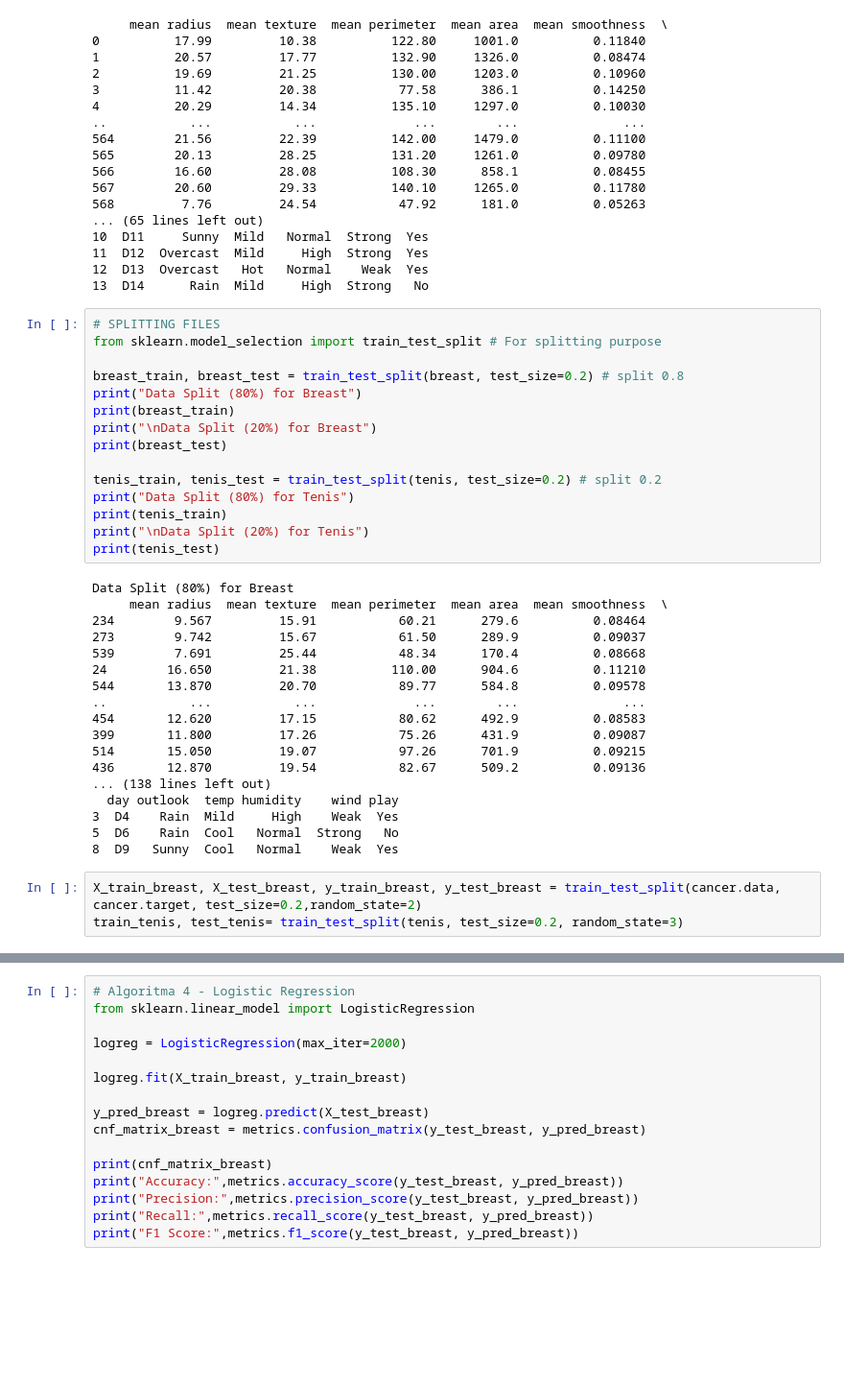
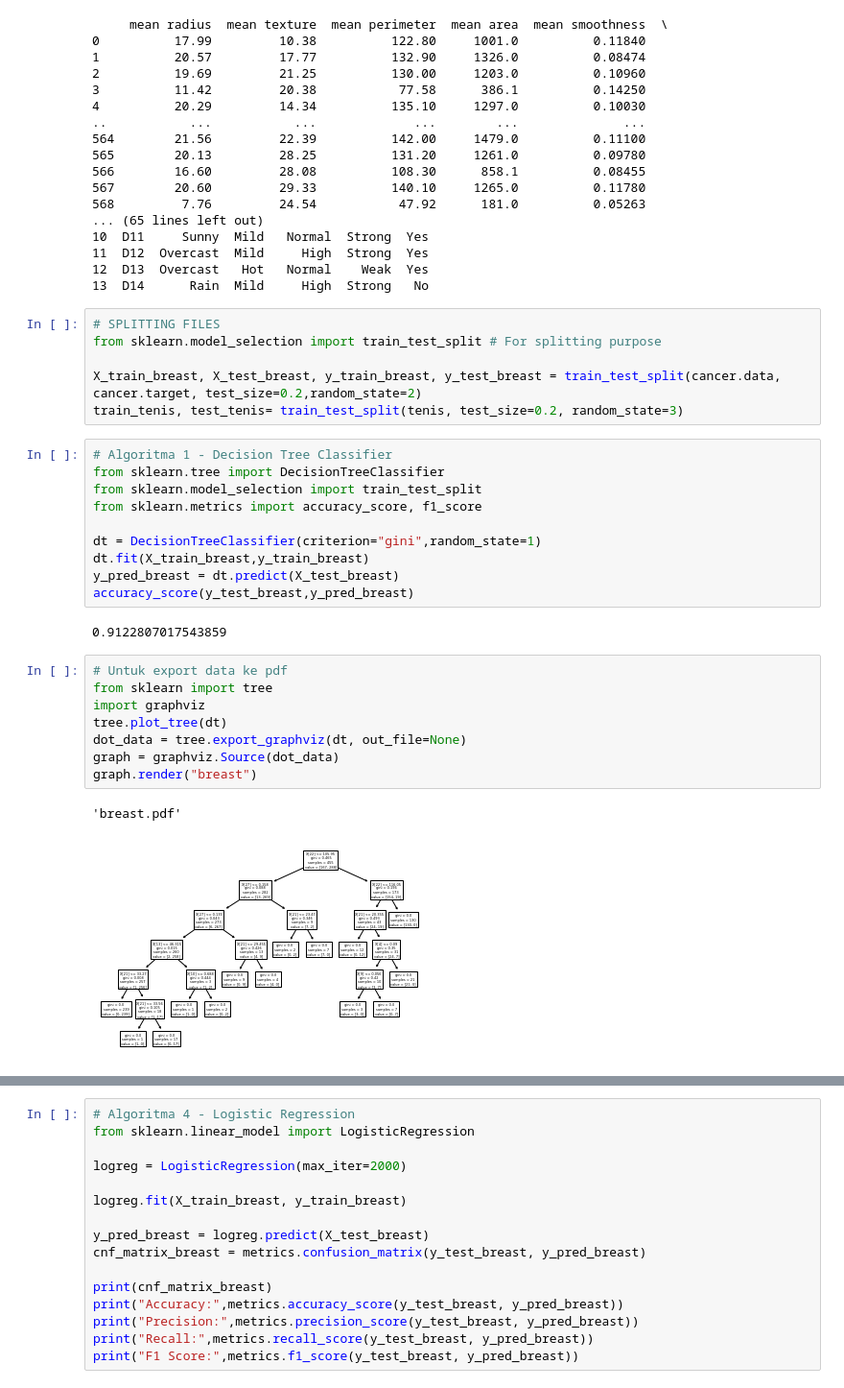
Before and after one commit to AlfandaviAU/ML_Exploration_DTL_Lib, a Jupyter notebook: main.ipynb, the cells around one changed output, grey strips where cells are left out. Shown: that part at 96% size. Cells and saved outputs as stored; diff of their text form; blank space fills up the shorter version.

```diff
--- a/main.ipynb
+++ b/main.ipynb
@@ -35,35 +35,28 @@ print(tenis)
 # SPLITTING FILES
 from sklearn.model_selection import train_test_split # For splitting purpose
 
-breast_train, breast_test = train_test_split(breast, test_size=0.2) # split 0.8
-print("Data Split (80%) for Breast")
-print(breast_train)
-print("\nData Split (20%) for Breast")
-print(breast_test)
-
-tenis_train, tenis_test = train_test_split(tenis, test_size=0.2) # split 0.2
-print("Data Split (80%) for Tenis")
-print(tenis_train)
-print("\nData Split (20%) for Tenis")
-print(tenis_test)
+X_train_breast, X_test_breast, y_train_breast, y_test_breast = train_test_split(cancer.data, cancer.target, test_size=0.2,random_state=2)
+train_tenis, test_tenis= train_test_split(tenis, test_size=0.2, random_state=3)
-# %% [output]
-Data Split (80%) for Breast
-     mean radius  mean texture  mean perimeter  mean area  mean smoothness  \
-234        9.567         15.91           60.21      279.6          0.08464
-273        9.742         15.67           61.50      289.9          0.09037
-539        7.691         25.44           48.34      170.4          0.08668
-24        16.650         21.38          110.00      904.6          0.11210
-544       13.870         20.70           89.77      584.8          0.09578
-..           ...           ...             ...        ...              ...
-454       12.620         17.15           80.62      492.9          0.08583
-399       11.800         17.26           75.26      431.9          0.09087
-514       15.050         19.07           97.26      701.9          0.09215
-436       12.870         19.54           82.67      509.2          0.09136
-... (138 lines left out)
-  day outlook  temp humidity    wind play
-3  D4    Rain  Mild     High    Weak  Yes
-5  D6    Rain  Cool   Normal  Strong   No
-8  D9   Sunny  Cool   Normal    Weak  Yes
-# %%
-X_train_breast, X_test_breast, y_train_breast, y_test_breast = train_test_split(cancer.data, cancer.target, test_size=0.2,random_state=2)
-train_tenis, test_tenis= train_test_split(tenis, test_size=0.2, random_state=3)
+# %%
+# Algoritma 1 - Decision Tree Classifier
+from sklearn.tree import DecisionTreeClassifier
+from sklearn.model_selection import train_test_split
+from sklearn.metrics import accuracy_score, f1_score
+
+dt = DecisionTreeClassifier(criterion="gini",random_state=1)
+dt.fit(X_train_breast,y_train_breast)
+y_pred_breast = dt.predict(X_test_breast)
+accuracy_score(y_test_breast,y_pred_breast)
+# %% [output]
+0.9122807017543859
+# %%
+# Untuk export data ke pdf
+from sklearn import tree
+import graphviz
+tree.plot_tree(dt)
+dot_data = tree.export_graphviz(dt, out_file=None)
+graph = graphviz.Source(dot_data)
+graph.render("breast")
+# %% [output]
+'breast.pdf'
+[figure, added]
```
Also changed, not shown: parts of 7 cells of this notebook, 5 other files.
